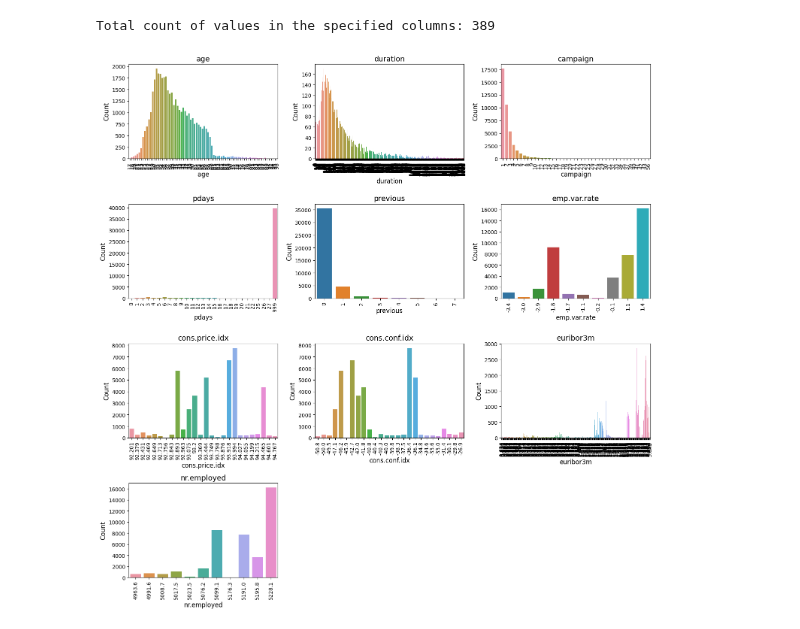
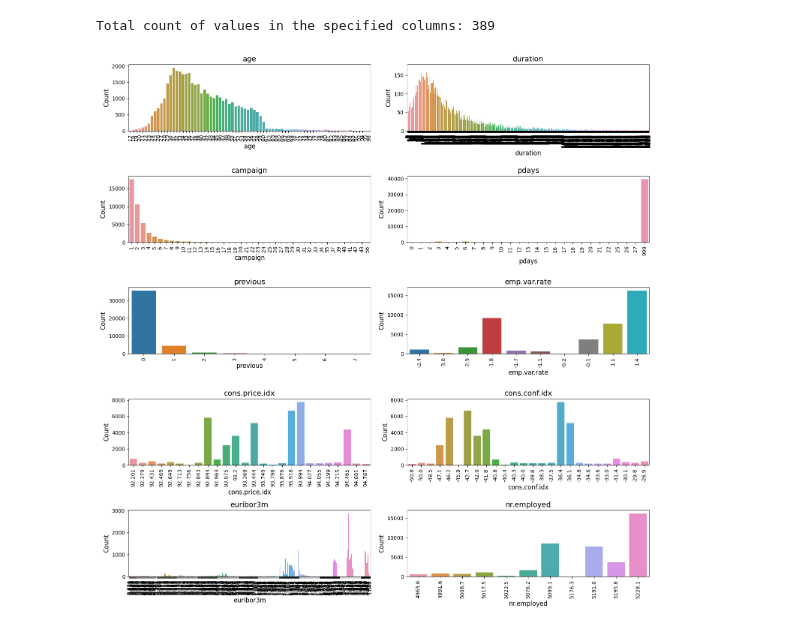
Before and after one commit to andres-mart/Coderhouse, a Jupyter notebook: 10. Estudios de Casos de Modelos Analíticos/Caso_N_1.ipynb, the cells around one changed output. Drawn from its saved outputs; the diff is of its cells as text; code cells hidden in the pictures.

```diff
--- a/10. Estudios de Casos de Modelos Analíticos/Caso_N_1.ipynb
+++ b/10. Estudios de Casos de Modelos Analíticos/Caso_N_1.ipynb
@@ -236,33 +236,33 @@ numerical_vars = [
     "cons.price.idx",
     "cons.conf.idx",
     "euribor3m",
     "nr.employed",
 ]
 
 # Calculamos el número de filas y columnas para la grilla:
-num_rows = 4
-num_cols = 3
+num_rows = 5
+num_cols = 2
 
 # Creamos los subplots para cada variable categórica en una grilla de 3x3:
 fig, axes = plt.subplots(nrows=num_rows, ncols=num_cols, figsize=(15, 15))
 
 # Generamos los gráficos de barras para cada variable categórica:
 for i, var in enumerate(numerical_vars):
     row = i // num_cols
     col = i % num_cols
     ax = axes[row, col]
     sns.countplot(x=var, data=df, ax=ax)
     ax.set_xlabel(var, fontsize=12)
     ax.set_ylabel("Count", fontsize=12)
     ax.set_title(f"{var}", fontsize=14)
     ax.set_xticklabels(ax.get_xticklabels(), rotation=90)
 
 # Eliminamos los subplots no utilizados:
 if i < (num_rows * num_cols - 1):
     for j in range(i + 1, num_rows * num_cols):
         fig.delaxes(axes.flatten()[j])
 
 plt.tight_layout()
 plt.show()
 # %% [output]
-[figure, old version]
+[figure, new version]
```
